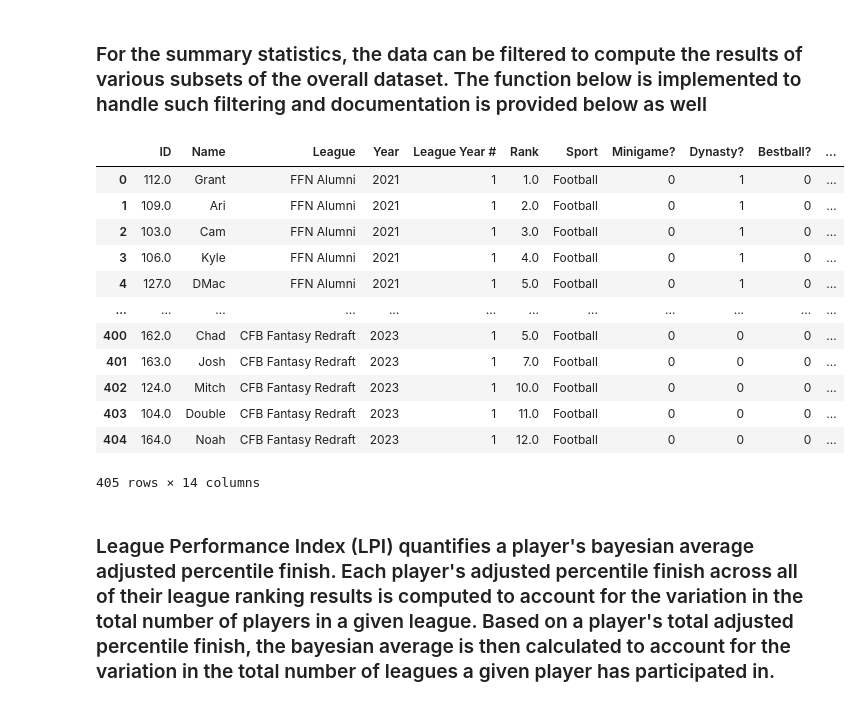
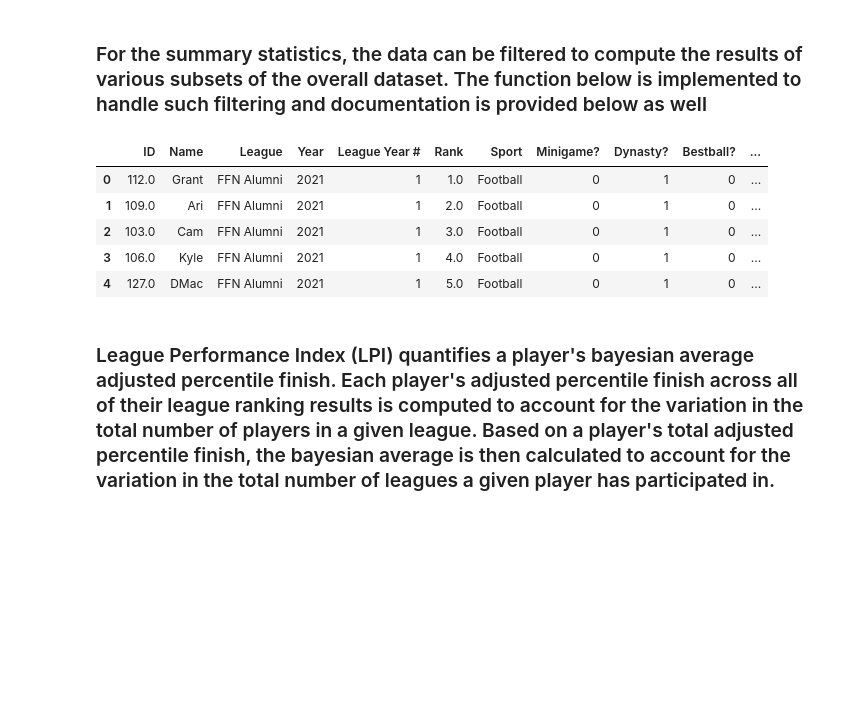
Before and after one commit to DevinD14/FFN_History, a Jupyter notebook: FFN_History_Analysis.ipynb, the cells around one changed output. Drawn from its saved outputs; the diff is of its cells as text; code cells hidden in the pictures; blank space fills up the shorter version.

```diff
--- a/FFN_History_Analysis.ipynb
+++ b/FFN_History_Analysis.ipynb
@@ -213,21 +206,14 @@ Adjusted_Percentile: Filter by the adjusted percentile score (e.g., 2.564949)
 # %%
 filtered_data = filter_dataframe(data, Orphaned=0)
 filtered_data.reset_index(drop=True, inplace=True)
-filtered_data
+filtered_data.head()
 # %% [output]
 |  | ID | Name | League | Year | League Year # | Rank | Sport | Minigame? | Dynasty? | Bestball? | ... |
 | 0 | 112.0 | Grant | FFN Alumni | 2021 | 1 | 1.0 | Football | 0 | 1 | 0 | ... |
 | 1 | 109.0 | Ari | FFN Alumni | 2021 | 1 | 2.0 | Football | 0 | 1 | 0 | ... |
 | 2 | 103.0 | Cam | FFN Alumni | 2021 | 1 | 3.0 | Football | 0 | 1 | 0 | ... |
 | 3 | 106.0 | Kyle | FFN Alumni | 2021 | 1 | 4.0 | Football | 0 | 1 | 0 | ... |
 | 4 | 127.0 | DMac | FFN Alumni | 2021 | 1 | 5.0 | Football | 0 | 1 | 0 | ... |
-| ... | ... | ... | ... | ... | ... | ... | ... | ... | ... | ... | ... |
-| 400 | 162.0 | Chad | CFB Fantasy Redraft | 2023 | 1 | 5.0 | Football | 0 | 0 | 0 | ... |
-| 401 | 163.0 | Josh | CFB Fantasy Redraft | 2023 | 1 | 7.0 | Football | 0 | 0 | 0 | ... |
-| 402 | 124.0 | Mitch | CFB Fantasy Redraft | 2023 | 1 | 10.0 | Football | 0 | 0 | 0 | ... |
-| 403 | 104.0 | Double | CFB Fantasy Redraft | 2023 | 1 | 11.0 | Football | 0 | 0 | 0 | ... |
-| 404 | 164.0 | Noah | CFB Fantasy Redraft | 2023 | 1 | 12.0 | Football | 0 | 0 | 0 | ... |
-405 rows × 14 columns
 # %% [markdown]
 ### League Performance Index (LPI) quantifies a player's bayesian average adjusted percentile finish. Each player's adjusted percentile finish across all of their league ranking results is computed to account for the variation in the total number of players in a given league. Based on a player's total adjusted percentile finish, the bayesian average is then calculated to account for the variation in the total number of leagues a given player has participated in.
 # %% [markdown]
```
Also changed, not shown: parts of 3 cells of this notebook.
